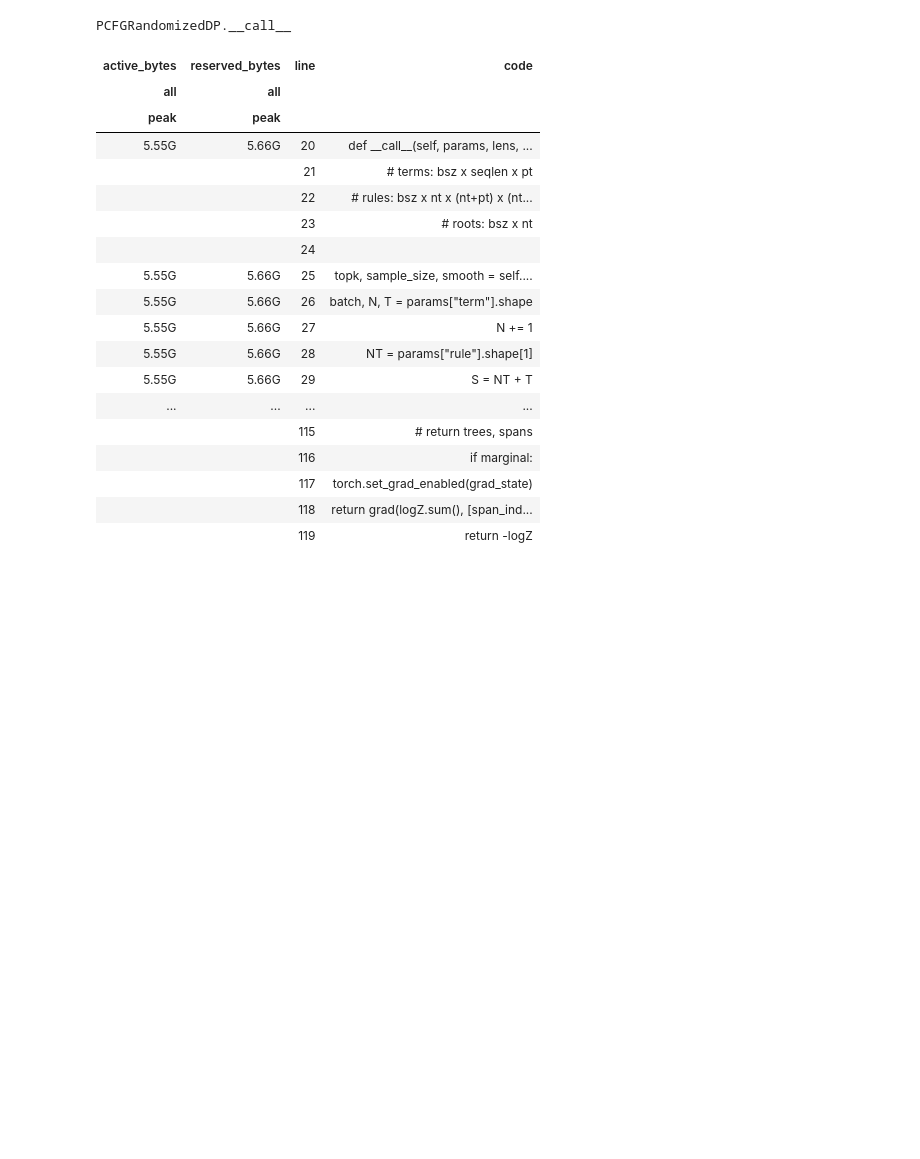
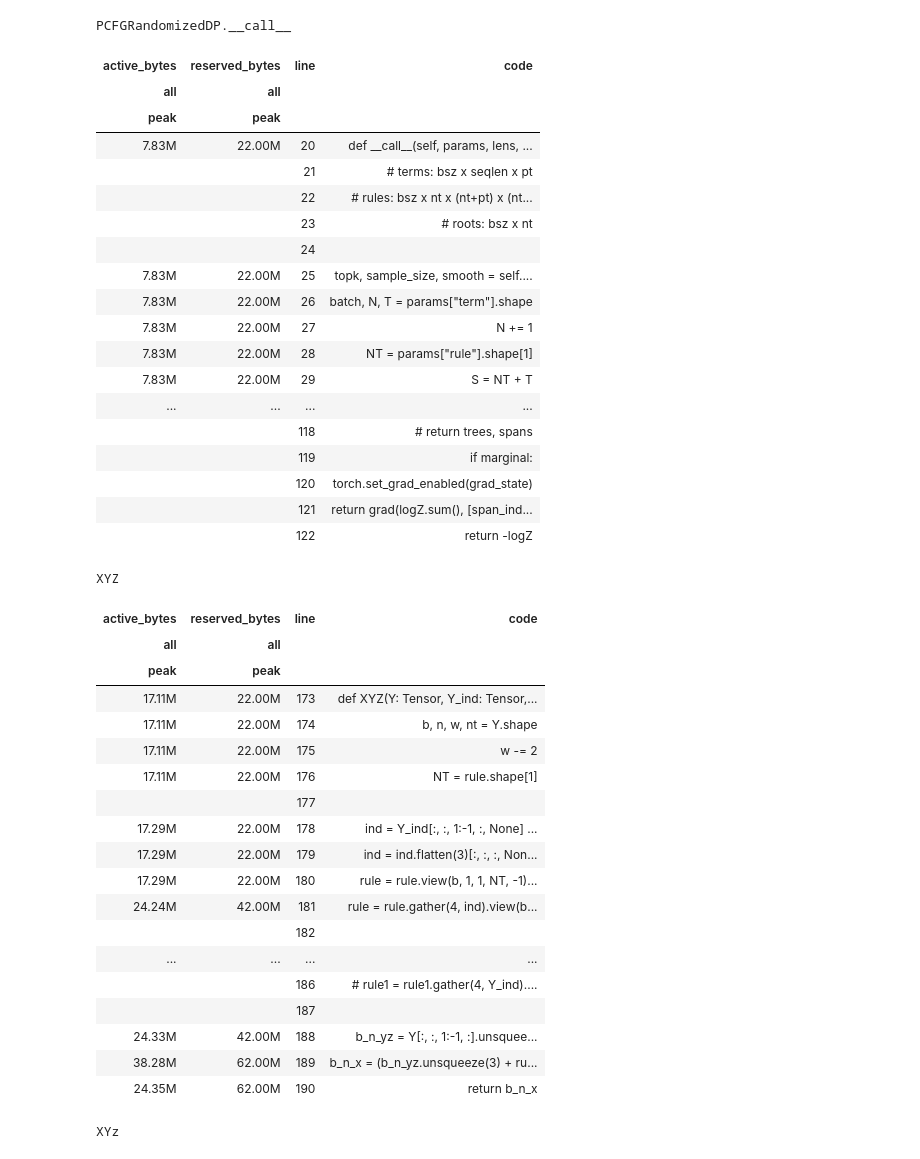
Before and after one commit to LouChao98/seq2seq_with_qcfg, a Jupyter notebook: notebooks/rdp_profile.ipynb, the cells around one changed output. Cells and saved outputs as stored; diff of their text form; code cells hidden in the pictures; blank space fills up the shorter version.

```diff
--- a/notebooks/rdp_profile.ipynb
+++ b/notebooks/rdp_profile.ipynb
@@ -45,27 +37,48 @@ tensor([131.8672, 129.5899, 129.3283, 125.1133], device='cuda:0',
 from pytorch_memlab import LineProfiler
 # %%
 pcfg = PCFGRandomizedDP(10, 10, 0)
-with LineProfiler(pcfg.__call__) as prof:
+with LineProfiler(pcfg.__call__, XYZ, XYz) as prof:
     pcfg(params, lens, decode=True)
 prof.display()
 # %% [output]
 PCFGRandomizedDP.__call__
 | active_bytes | reserved_bytes | line | code |
 | all | all |  |  |
 | peak | peak |  |  |
-| 5.55G | 5.66G | 20 | def __call__(self, params, lens, ... |
+| 7.83M | 22.00M | 20 | def __call__(self, params, lens, ... |
 |  |  | 21 | # terms: bsz x seqlen x pt |
 |  |  | 22 | # rules: bsz x nt x (nt+pt) x (nt... |
 |  |  | 23 | # roots: bsz x nt |
 |  |  | 24 |  |
-| 5.55G | 5.66G | 25 | topk, sample_size, smooth = self.... |
-| 5.55G | 5.66G | 26 | batch, N, T = params["term"].shape |
-| 5.55G | 5.66G | 27 | N += 1 |
-| 5.55G | 5.66G | 28 | NT = params["rule"].shape[1] |
-| 5.55G | 5.66G | 29 | S = NT + T |
+| 7.83M | 22.00M | 25 | topk, sample_size, smooth = self.... |
+| 7.83M | 22.00M | 26 | batch, N, T = params["term"].shape |
+| 7.83M | 22.00M | 27 | N += 1 |
+| 7.83M | 22.00M | 28 | NT = params["rule"].shape[1] |
+| 7.83M | 22.00M | 29 | S = NT + T |
 | ... | ... | ... | ... |
-|  |  | 115 | # return trees, spans |
-|  |  | 116 | if marginal: |
-|  |  | 117 | torch.set_grad_enabled(grad_state) |
-|  |  | 118 | return grad(logZ.sum(), [span_ind... |
-|  |  | 119 | return -logZ |
+|  |  | 118 | # return trees, spans |
+|  |  | 119 | if marginal: |
+|  |  | 120 | torch.set_grad_enabled(grad_state) |
+|  |  | 121 | return grad(logZ.sum(), [span_ind... |
+|  |  | 122 | return -logZ |
+XYZ
+| active_bytes | reserved_bytes | line | code |
+| all | all |  |  |
+| peak | peak |  |  |
+| 17.11M | 22.00M | 173 | def XYZ(Y: Tensor, Y_ind: Tensor,... |
+| 17.11M | 22.00M | 174 | b, n, w, nt = Y.shape |
+| 17.11M | 22.00M | 175 | w -= 2 |
+| 17.11M | 22.00M | 176 | NT = rule.shape[1] |
+|  |  | 177 |  |
+| 17.29M | 22.00M | 178 | ind = Y_ind[:, :, 1:-1, :, None] ... |
+| 17.29M | 22.00M | 179 | ind = ind.flatten(3)[:, :, :, Non... |
+| 17.29M | 22.00M | 180 | rule = rule.view(b, 1, 1, NT, -1)... |
+| 24.24M | 42.00M | 181 | rule = rule.gather(4, ind).view(b... |
+|  |  | 182 |  |
+| ... | ... | ... | ... |
+|  |  | 186 | # rule1 = rule1.gather(4, Y_ind).... |
+|  |  | 187 |  |
+| 24.33M | 42.00M | 188 | b_n_yz = Y[:, :, 1:-1, :].unsquee... |
+| 38.28M | 62.00M | 189 | b_n_x = (b_n_yz.unsqueeze(3) + ru... |
+| 24.35M | 62.00M | 190 | return b_n_x |
+XYz
```
Also changed, not shown: parts of 6 cells of this notebook, 30 other files.
